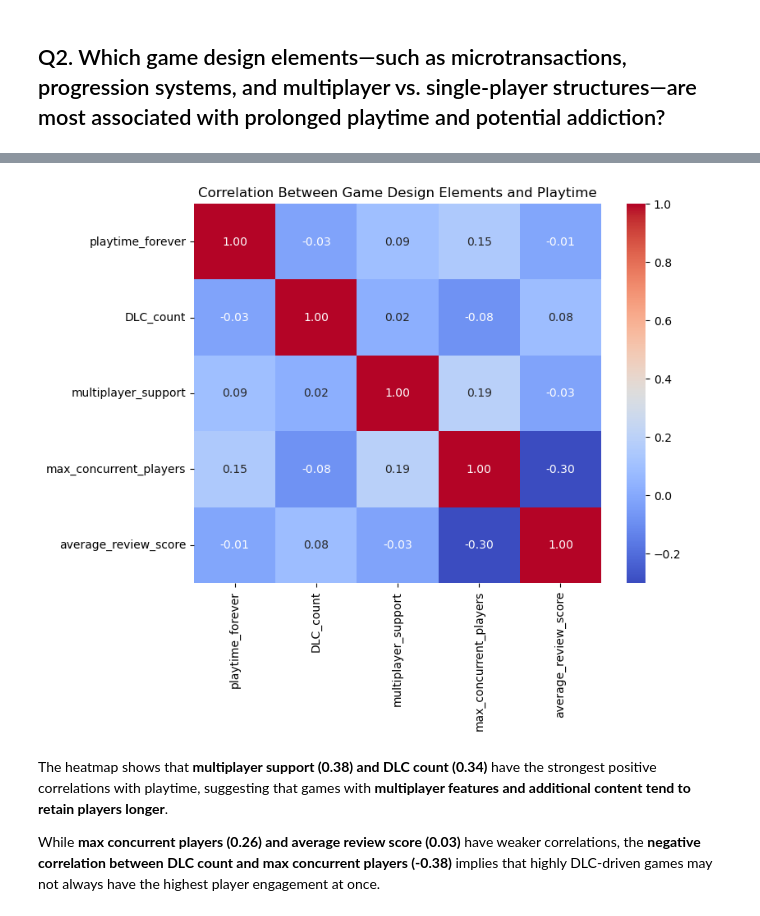
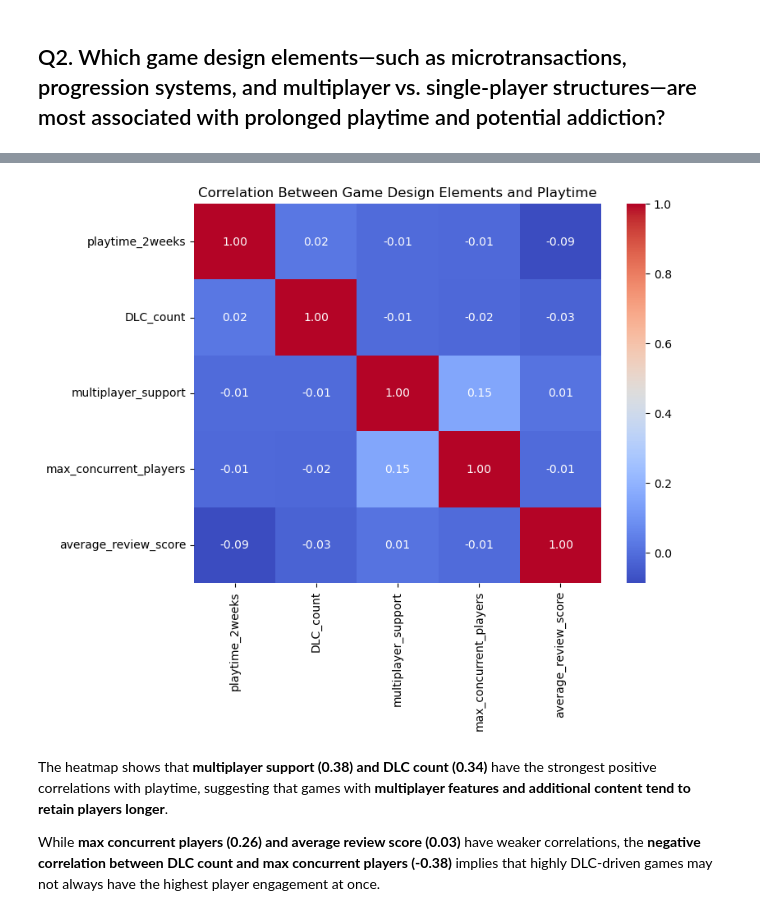
Before and after one commit to adhikaribiju/Analyzing-Gaming-Addiction-Trends-and-Player-Engagement, a Jupyter notebook: docs/Data Science Capstone.ipynb, the cells around one changed output, grey strips where cells are left out. Saved outputs shown, nothing was run; the diff lists cells and outputs as text; code cells hidden in the pictures.

```diff
--- a/docs/Data Science Capstone.ipynb
+++ b/docs/Data Science Capstone.ipynb
@@ -37,8 +37,9 @@ Let's load these datasets:
 # %% [markdown]
 ##  `games_data`
 # %%
-games_data = pd.read_csv("games_data3.csv")
-users_data = pd.read_csv("user_playtime_data2.csv")
+games_data = pd.read_csv("steam_game_data.csv")
+users_data = pd.read_csv("user_playtime_data.csv")
+reviews_data = pd.read_csv("reviews.csv")
 # %%
 # Let's look at the first 5 elements of the games_data
 games_data.head()
@@ -580,25 +619,25 @@ len(merged_data['game_id'].unique())
 # %%
 
 # Merging user_data with games_data on game_id
 merged_data = users_data.merge(games_data, on='game_id', how='left')
 merged_data.dropna(inplace=True)
 
-merged_data = merged_data[merged_data["playtime_forever"] > 60] # 30 hours
+merged_data = merged_data[merged_data["playtime_2weeks"] > 40] # 30 hours
 
 # game design elements for analysis
 design_elements = ["DLC_count", "multiplayer_support", "max_concurrent_players",
                     "average_review_score"]
 
 # correlation of game design elements with playtime_forever
-correlation_results = merged_data[["playtime_forever"] + design_elements].corr()
+correlation_results = merged_data[["playtime_2weeks"] + design_elements].corr()
 
 # heatmap
 plt.figure(figsize=(8, 6))
 sns.heatmap(correlation_results, annot=True, cmap="coolwarm", fmt=".2f")
 plt.title("Correlation Between Game Design Elements and Playtime")
 plt.show()
 # %% [output]
-[figure, old version]
+[figure, new version]
 # %% [markdown]
 The heatmap shows that **multiplayer support (0.38) and DLC count (0.34)** have the strongest positive correlations with playtime, suggesting that games with **multiplayer features and additional content tend to retain players longer**.
 
```
Also changed, not shown: parts of 79 cells of this notebook, 1 other file.
